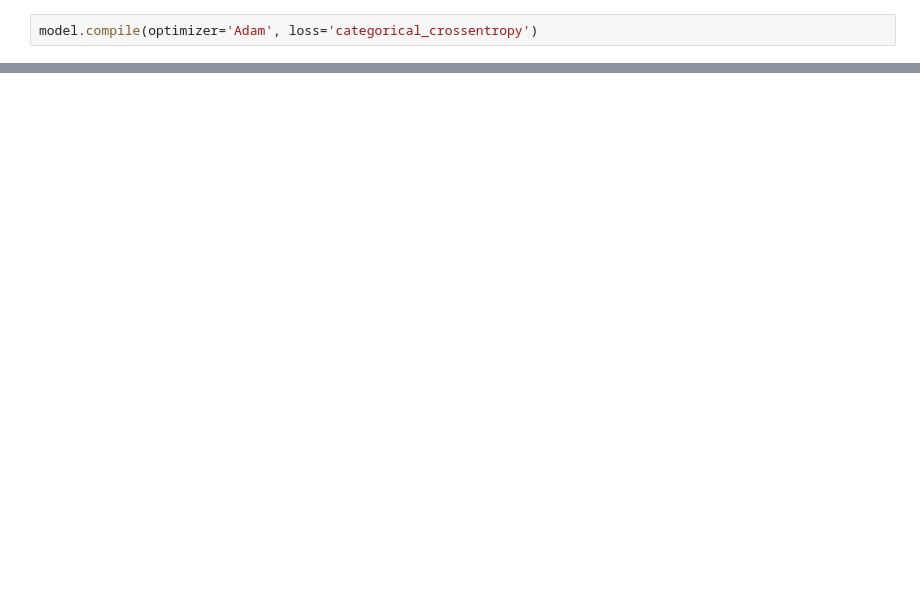
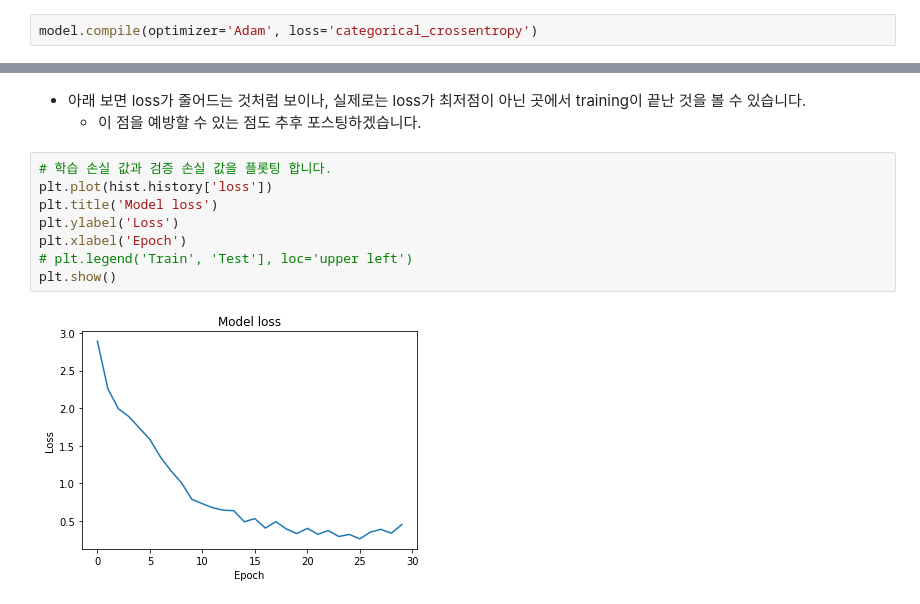
Before and after one commit to Chanjun-kim/Chanjun-kim.github.io, a Jupyter notebook: _ipynb/2021-06-08-CNN.ipynb, the cells around one changed output, grey strips where cells are left out. Cells and saved outputs as stored; diff of their text form; blank space fills up the shorter version.

```diff
--- a/_ipynb/2021-06-08-CNN.ipynb
+++ b/_ipynb/2021-06-08-CNN.ipynb
@@ -267,0 +429,13 @@ model.compile(optimizer='Adam', loss='categorical_crossentropy')
+# %% [markdown]
+- 아래 보면 loss가 줄어드는 것처럼 보이나, 실제로는 loss가 최저점이 아닌 곳에서 training이 끝난 것을 볼 수 있습니다.
+    - 이 점을 예방할 수 있는 점도 추후 포스팅하겠습니다.
+# %%
+# 학습 손실 값과 검증 손실 값을 플롯팅 합니다.
+plt.plot(hist.history['loss'])
+plt.title('Model loss')
+plt.ylabel('Loss')
+plt.xlabel('Epoch')
+# plt.legend('Train', 'Test'], loc='upper left')
+plt.show()
+# %% [output]
+[figure, added]
```
Also changed, not shown: parts of 41 cells of this notebook.
